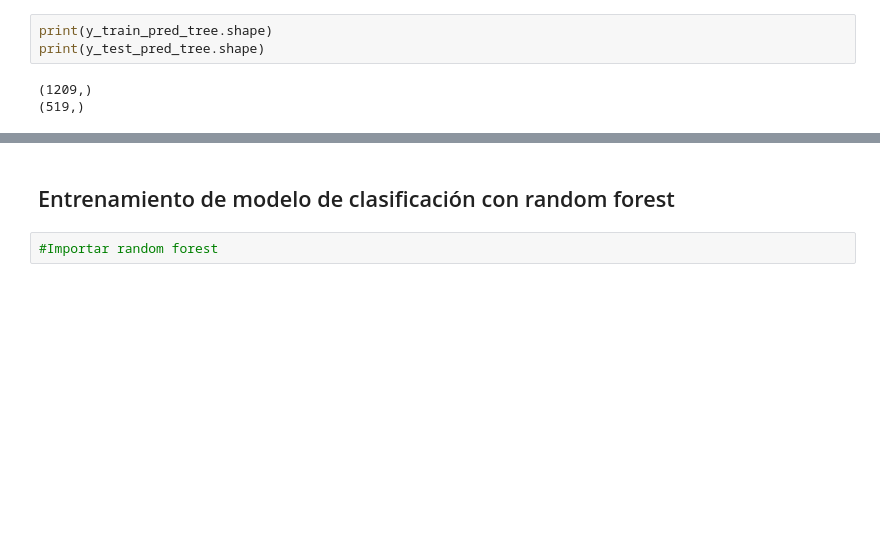
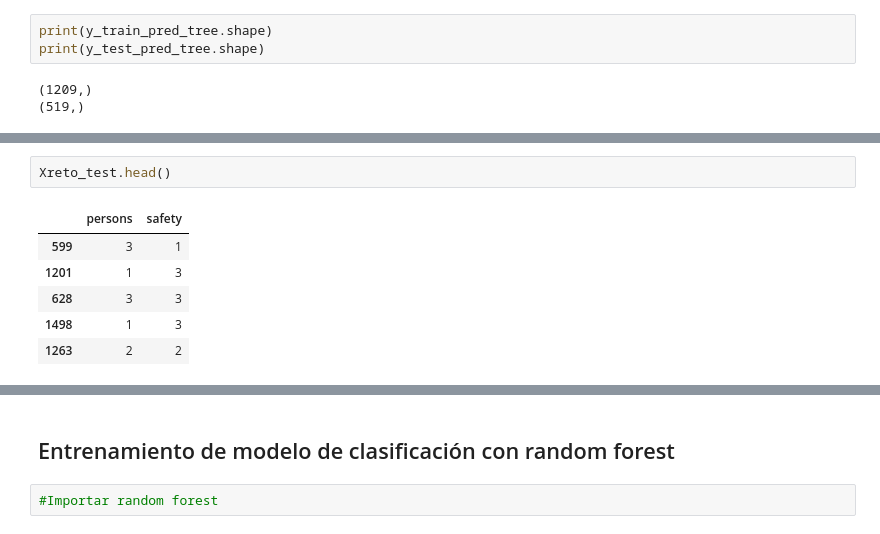
Before and after one commit to electrojam/Curso-de-Decision-Trees-y-Random-Forest-con-Python-y-scikit-learn, a Jupyter notebook: decision_tree_random_forest_project.ipynb, the cells around one changed output, grey strips where cells are left out. Saved outputs shown, nothing was run; the diff lists cells and outputs as text; blank space fills up the shorter version.

```diff
--- a/decision_tree_random_forest_project.ipynb
+++ b/decision_tree_random_forest_project.ipynb
@@ -263,0 +326,9 @@ print(y_test_pred_tree.shape)
+# %%
+Xreto_test.head()
+# %% [output]
+|  | persons | safety |
+| 599 | 3 | 1 |
+| 1201 | 1 | 3 |
+| 628 | 3 | 3 |
+| 1498 | 1 | 3 |
+| 1263 | 2 | 2 |
```
Also changed, not shown: parts of 12 cells of this notebook.
